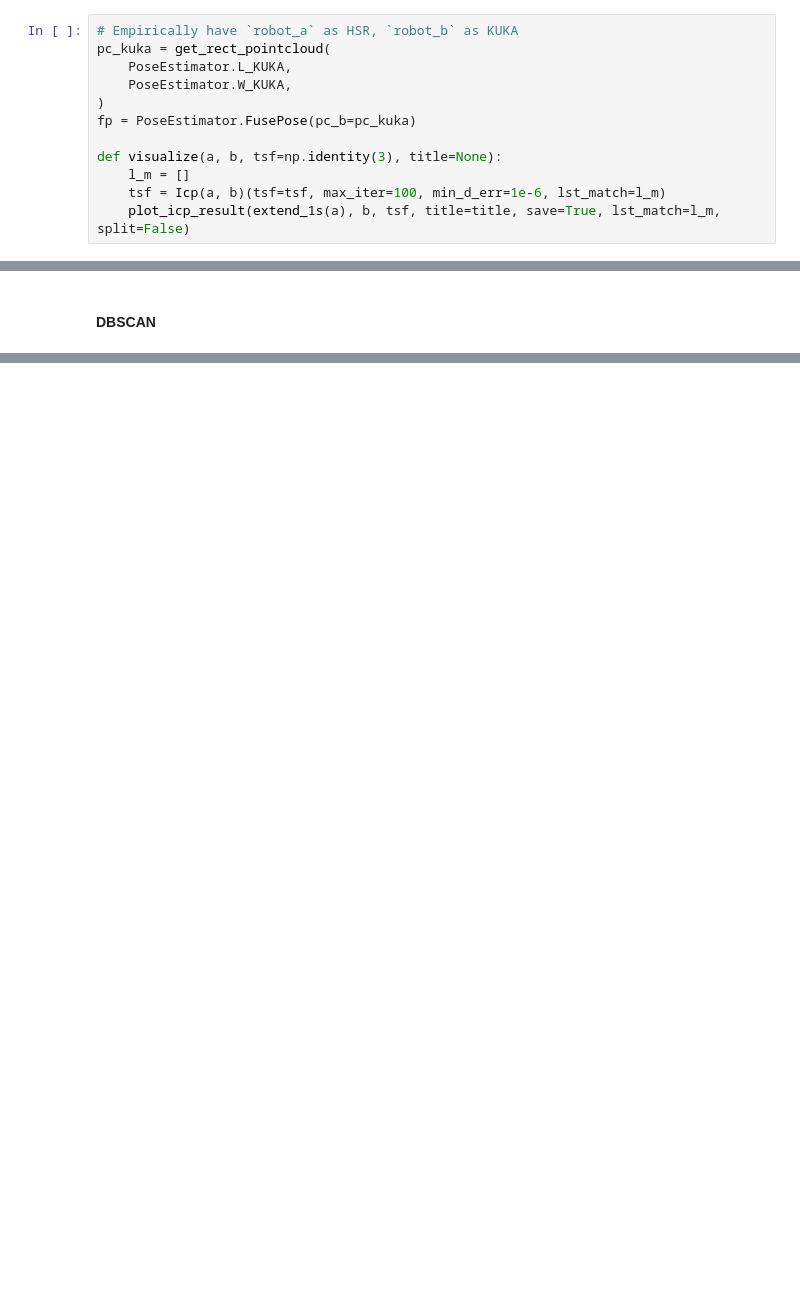
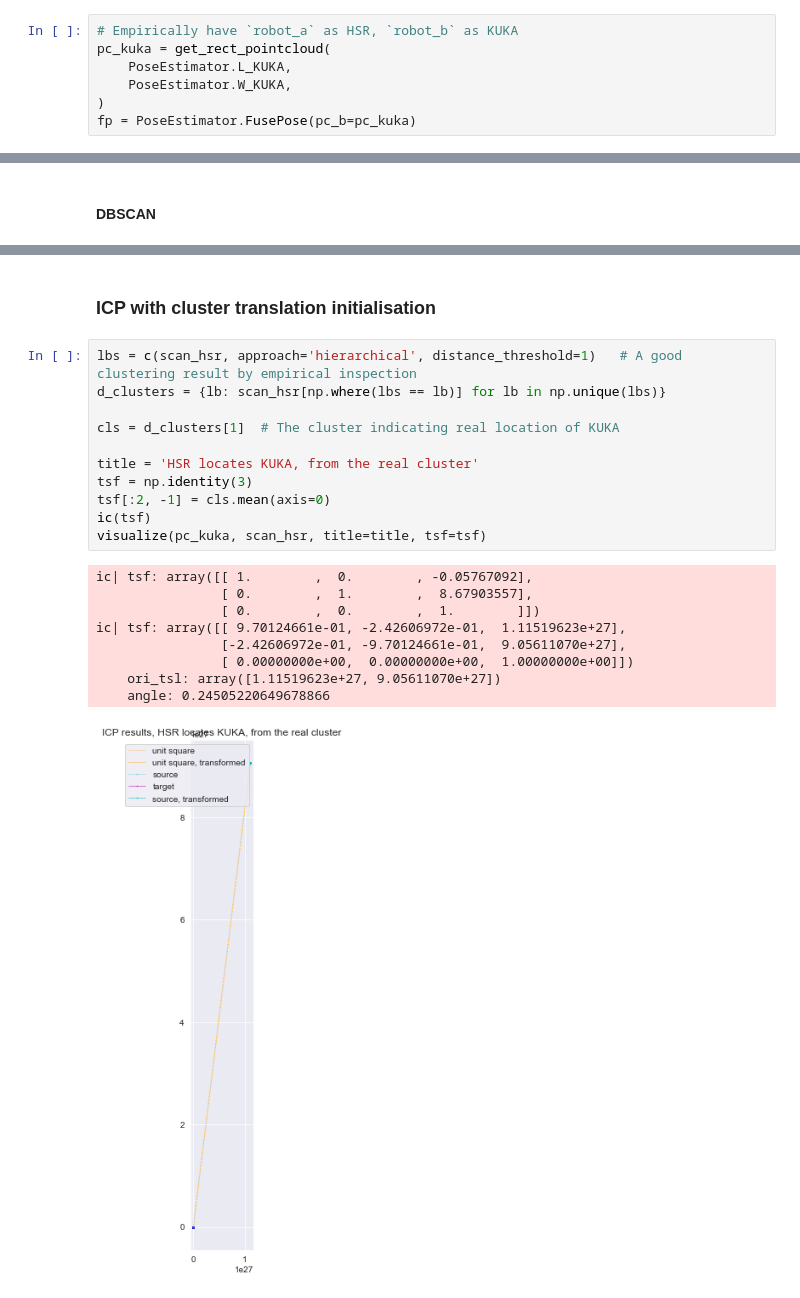
Before and after one commit to StefanHeng/Multi-robot-Pose-Estimation, a Jupyter notebook: notebooks/explore_fuse_pose.ipynb, the cells around one changed output, grey strips where cells are left out. Cells and saved outputs as stored; diff of their text form; blank space fills up the shorter version.

Commit message:
Update: icp plot with initial guess illustration; failing clustering ICP output?

```diff
--- a/notebooks/explore_fuse_pose.ipynb
+++ b/notebooks/explore_fuse_pose.ipynb
@@ -26,11 +28,6 @@ pc_kuka = get_rect_pointcloud(
     PoseEstimator.W_KUKA,
 )
 fp = PoseEstimator.FusePose(pc_b=pc_kuka)
-
-def visualize(a, b, tsf=np.identity(3), title=None):
-    l_m = []
-    tsf = Icp(a, b)(tsf=tsf, max_iter=100, min_d_err=1e-6, lst_match=l_m)
-    plot_icp_result(extend_1s(a), b, tsf, title=title, save=True, lst_match=l_m, split=False)
 # %% [markdown]
 ### No guess whatsoever
 # %%
@@ -103,0 +101,23 @@ plot_cluster(scan_hsr, lbs, title='DBSCAN on HSR, eps=0.5')
+# %% [markdown]
+### ICP with cluster translation initialisation
+# %%
+lbs = c(scan_hsr, approach='hierarchical', distance_threshold=1)   # A good clustering result by empirical inspection
+d_clusters = {lb: scan_hsr[np.where(lbs == lb)] for lb in np.unique(lbs)}
+
+cls = d_clusters[1]  # The cluster indicating real location of KUKA
+
+title = 'HSR locates KUKA, from the real cluster'
+tsf = np.identity(3)
+tsf[:2, -1] = cls.mean(axis=0)
+ic(tsf)
+visualize(pc_kuka, scan_hsr, title=title, tsf=tsf)
+# %% [output]
+ic| tsf: array([[ 1.        ,  0.        , -0.05767092],
+                [ 0.        ,  1.        ,  8.67903557],
+                [ 0.        ,  0.        ,  1.        ]])
+ic| tsf: array([[ 9.70124661e-01, -2.42606972e-01,  1.11519623e+27],
+                [-2.42606972e-01, -9.70124661e-01,  9.05611070e+27],
+                [ 0.00000000e+00,  0.00000000e+00,  1.00000000e+00]])
+    ori_tsl: array([1.11519623e+27, 9.05611070e+27])
+    angle: 0.24505220649678866
+[figure, added]
```
Also changed, not shown: parts of 6 cells of this notebook, 10 other files.
